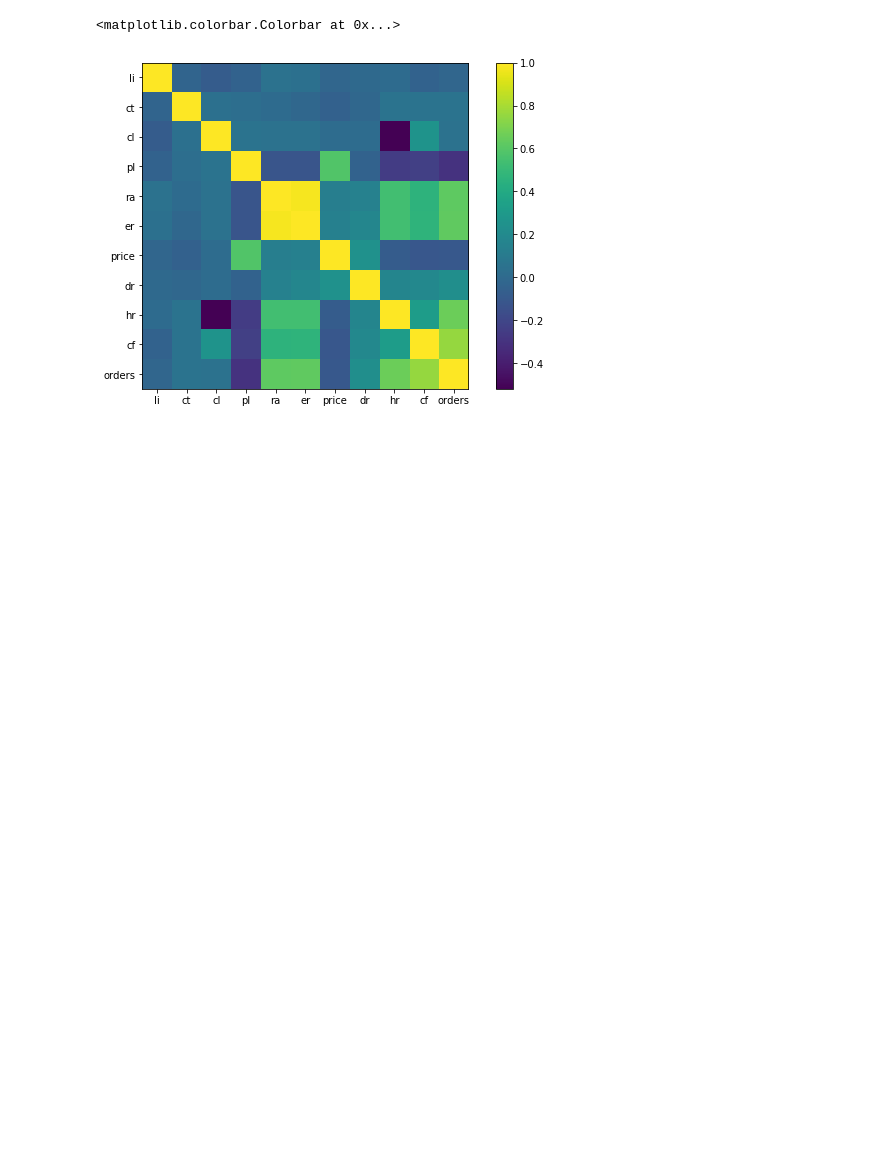
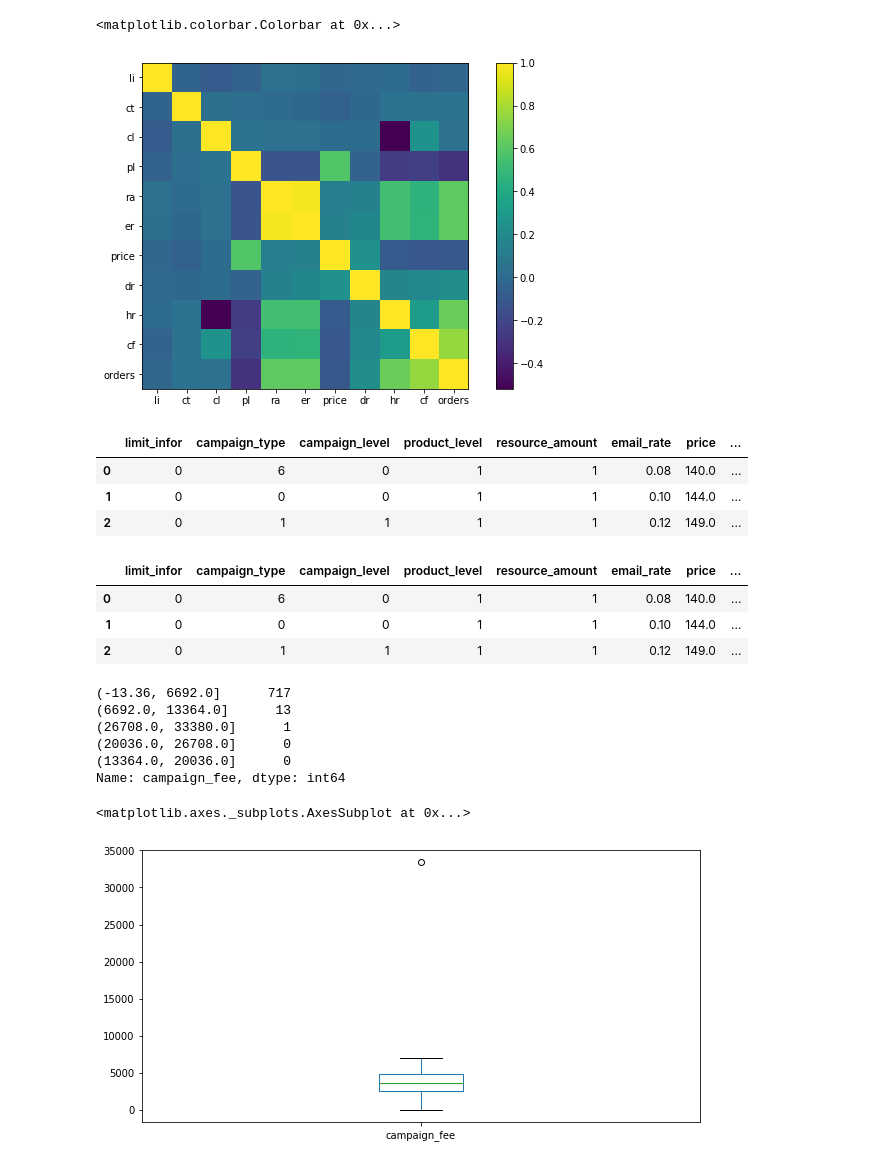
Before and after one commit to longfengpili/Data-Analysis-and-Data-Operation-with-python, a Jupyter notebook: chapter6商品数据化运营.ipynb, the cells around one changed output. Saved outputs shown, nothing was run; the diff lists cells and outputs as text; code cells hidden in the pictures; blank space fills up the shorter version.

```diff
--- a/chapter6商品数据化运营.ipynb
+++ b/chapter6商品数据化运营.ipynb
@@ -143,3 +143,33 @@ orders -0.02  0.06  0.05 -0.30  0.62  0.63  -0.10  0.23  0.66  0.76    1.00
  <a list of 11 Text yticklabel objects>)
 <matplotlib.colorbar.Colorbar at 0x...>
 [figure]
+# %%
+#缺失值
+data['price'] = data['price'].fillna(data.price.mean())
+data[:3]
+# %% [output]
+|  | limit_infor | campaign_type | campaign_level | product_level | resource_amount | email_rate | price | ... |
+| 0 | 0 | 6 | 0 | 1 | 1 | 0.08 | 140.0 | ... |
+| 1 | 0 | 0 | 0 | 1 | 1 | 0.10 | 144.0 | ... |
+| 2 | 0 | 1 | 1 | 1 | 1 | 0.12 | 149.0 | ... |
+# %%
+#只保留促销0和1的记录
+sales_data = data[data['limit_infor'].isin([0,1])]
+sales_data[:3]
+# %% [output]
+|  | limit_infor | campaign_type | campaign_level | product_level | resource_amount | email_rate | price | ... |
+| 0 | 0 | 6 | 0 | 1 | 1 | 0.08 | 140.0 | ... |
+| 1 | 0 | 0 | 0 | 1 | 1 | 0.10 | 144.0 | ... |
+| 2 | 0 | 1 | 1 | 1 | 1 | 0.12 | 149.0 | ... |
+# %%
+pd.cut(data['campaign_fee'],bins=5).value_counts()
+data['campaign_fee'].plot(kind='box',figsize=(10,5))
+# %% [output]
+(-13.36, 6692.0]      717
+(6692.0, 13364.0]      13
+(26708.0, 33380.0]      1
+(20036.0, 26708.0]      0
+(13364.0, 20036.0]      0
+Name: campaign_fee, dtype: int64
+<matplotlib.axes._subplots.AxesSubplot at 0x...>
+[figure, added]
```
Also changed, not shown: parts of 9 cells of this notebook.
